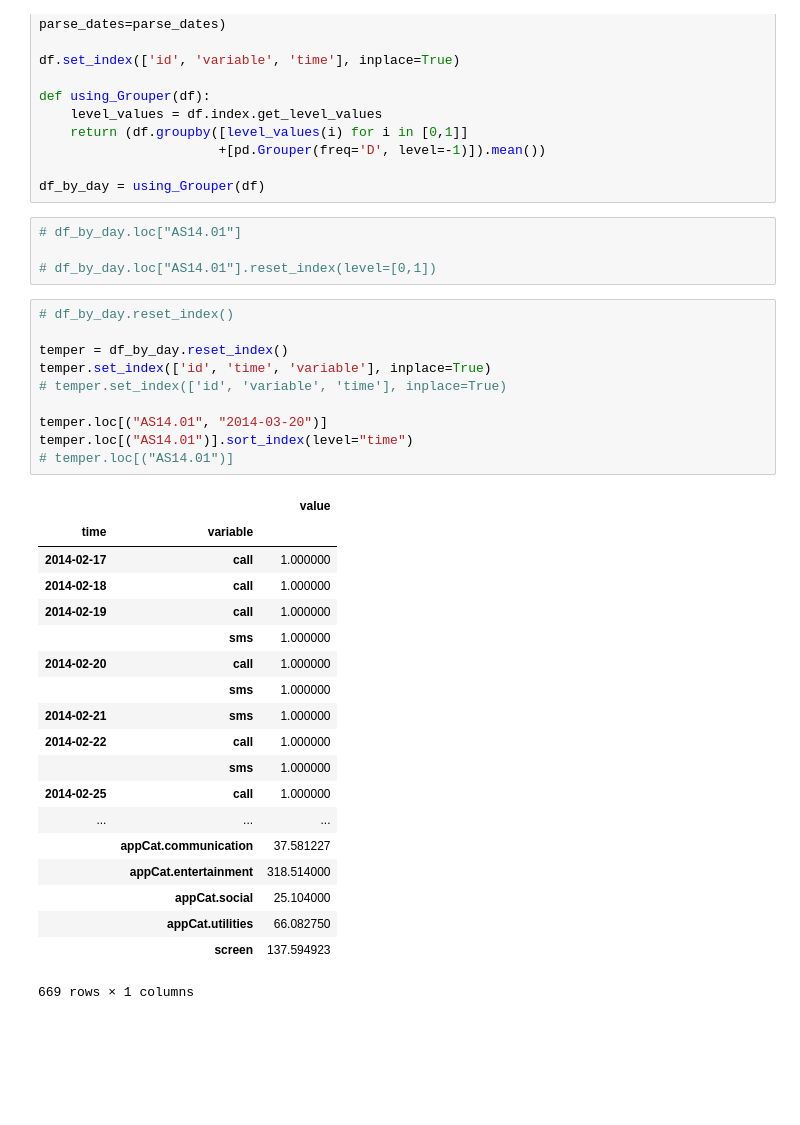
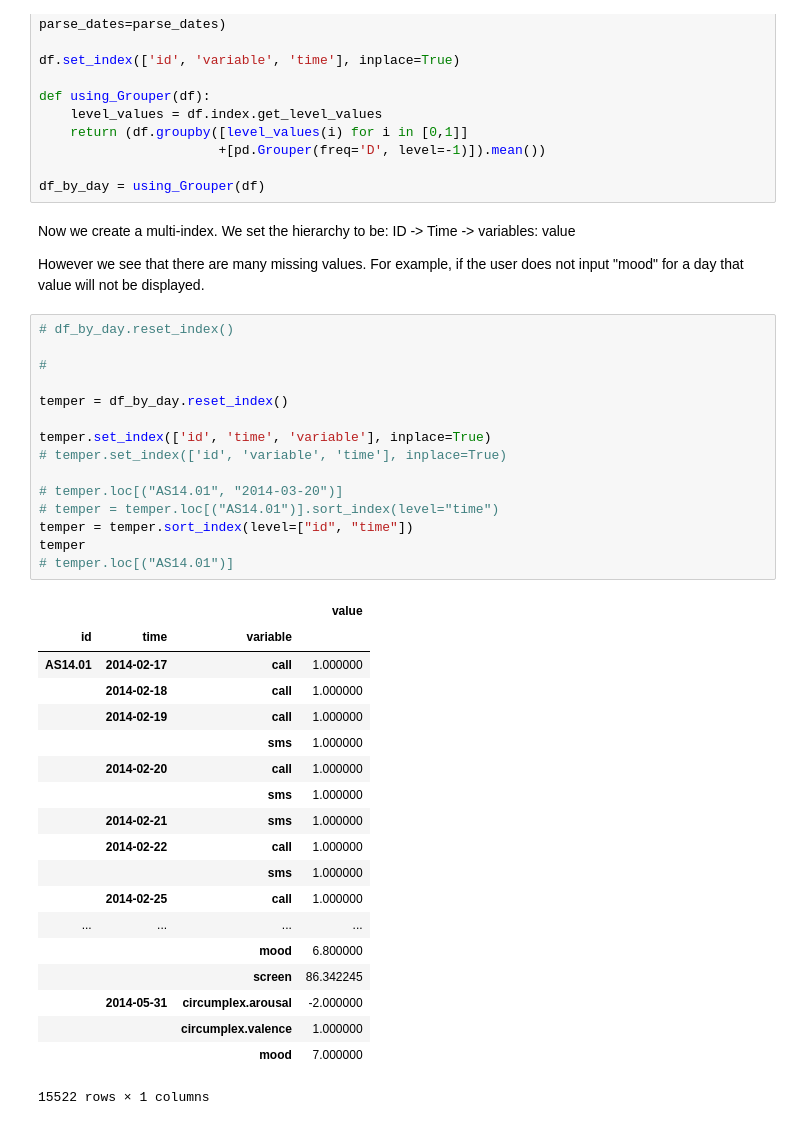
Before and after one commit to MaicoTimmerman/uva_data_mining_techniques, a Jupyter notebook: reader.ipynb, the cells around one changed output. Cells and saved outputs as stored; diff of their text form; blank space fills up the shorter version.

```diff
--- a/reader.ipynb
+++ b/reader.ipynb
@@ -185,37 +188,42 @@ def using_Grouper(df):
                        +[pd.Grouper(freq='D', level=-1)]).mean())
 
 df_by_day = using_Grouper(df)
-# %%
-# df_by_day.loc["AS14.01"]
-
-# df_by_day.loc["AS14.01"].reset_index(level=[0,1])
+# %% [markdown]
+Now we create a multi-index. We set the hierarchy to be: ID -> Time -> variables: value
+
+However we see that there are many missing values. For example, if the user does not input "mood" for a day that value will not be displayed.
 # %%
 # df_by_day.reset_index()
 
+#
+
 temper = df_by_day.reset_index()
+
 temper.set_index(['id', 'time', 'variable'], inplace=True)
 # temper.set_index(['id', 'variable', 'time'], inplace=True)
 
-temper.loc[("AS14.01", "2014-03-20")]
-temper.loc[("AS14.01")].sort_index(level="time")
+# temper.loc[("AS14.01", "2014-03-20")]
+# temper = temper.loc[("AS14.01")].sort_index(level="time")
+temper = temper.sort_index(level=["id", "time"])
+temper
 # temper.loc[("AS14.01")]
 # %% [output]
-|  |  | value |
-| time | variable |  |
-| 2014-02-17 | call | 1.000000 |
-| 2014-02-18 | call | 1.000000 |
-| 2014-02-19 | call | 1.000000 |
-|  | sms | 1.000000 |
-| 2014-02-20 | call | 1.000000 |
-|  | sms | 1.000000 |
-| 2014-02-21 | sms | 1.000000 |
-| 2014-02-22 | call | 1.000000 |
-|  | sms | 1.000000 |
-| 2014-02-25 | call | 1.000000 |
-| ... | ... | ... |
-|  | appCat.communication | 37.581227 |
-|  | appCat.entertainment | 318.514000 |
-|  | appCat.social | 25.104000 |
-|  | appCat.utilities | 66.082750 |
-|  | screen | 137.594923 |
+|  |  |  | value |
+| id | time | variable |  |
+| AS14.01 | 2014-02-17 | call | 1.000000 |
+|  | 2014-02-18 | call | 1.000000 |
+|  | 2014-02-19 | call | 1.000000 |
+|  |  | sms | 1.000000 |
+|  | 2014-02-20 | call | 1.000000 |
+|  |  | sms | 1.000000 |
+|  | 2014-02-21 | sms | 1.000000 |
+|  | 2014-02-22 | call | 1.000000 |
+|  |  | sms | 1.000000 |
+|  | 2014-02-25 | call | 1.000000 |
+| ... | ... | ... | ... |
+|  |  | mood | 6.800000 |
+|  |  | screen | 86.342245 |
+|  | 2014-05-31 | circumplex.arousal | -2.000000 |
+|  |  | circumplex.valence | 1.000000 |
+|  |  | mood | 7.000000 |
-669 rows × 1 columns
+15522 rows × 1 columns
```
Also changed, not shown: parts of 5 cells of this notebook.
